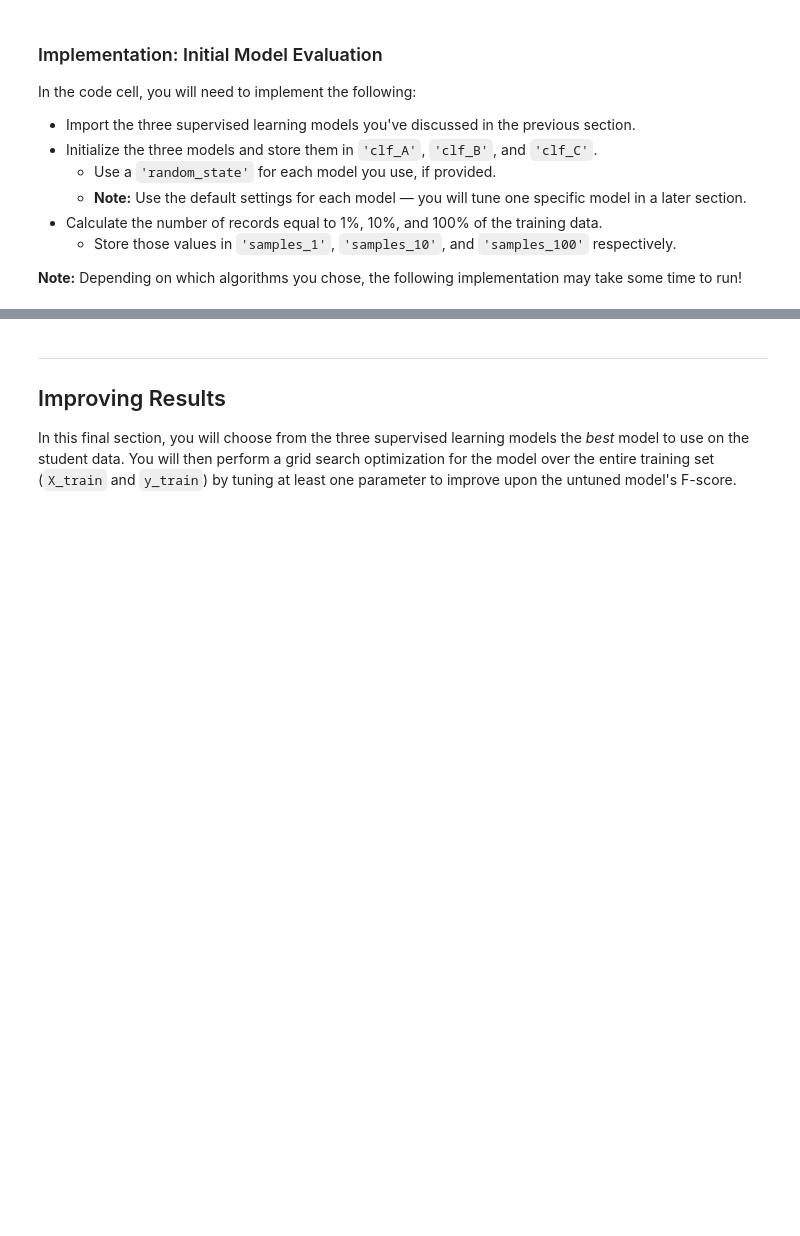
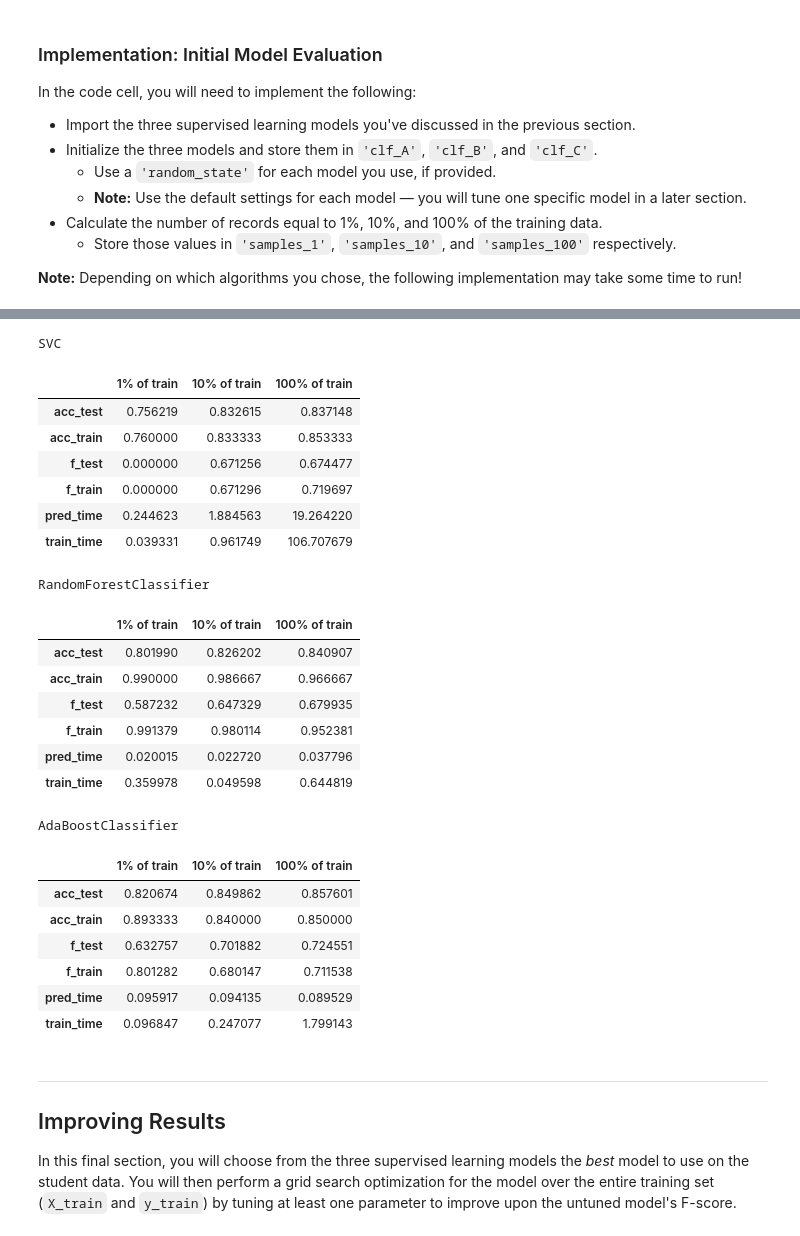
Before and after one commit to France1/MLND, a Jupyter notebook: finding_donors/finding_donors.ipynb, the cells around one changed output, grey strips where cells are left out. Cells and saved outputs as stored; diff of their text form; code cells hidden in the pictures; blank space fills up the shorter version.

```diff
--- a/finding_donors/finding_donors.ipynb
+++ b/finding_donors/finding_donors.ipynb
@@ -446,3 +442,33 @@ AdaBoostClassifier trained on 36177 samples.
+# %%
+# Hint from previous review
+for i in results.items():
+    print(i[0])
+    display(pd.DataFrame(i[1]).rename(columns={0:'1% of train', 1:'10% of train', 2:'100% of train'}))
+# %% [output]
+SVC
+|  | 1% of train | 10% of train | 100% of train |
+| acc_test | 0.756219 | 0.832615 | 0.837148 |
+| acc_train | 0.760000 | 0.833333 | 0.853333 |
+| f_test | 0.000000 | 0.671256 | 0.674477 |
+| f_train | 0.000000 | 0.671296 | 0.719697 |
+| pred_time | 0.244623 | 1.884563 | 19.264220 |
+| train_time | 0.039331 | 0.961749 | 106.707679 |
+RandomForestClassifier
+|  | 1% of train | 10% of train | 100% of train |
+| acc_test | 0.801990 | 0.826202 | 0.840907 |
+| acc_train | 0.990000 | 0.986667 | 0.966667 |
+| f_test | 0.587232 | 0.647329 | 0.679935 |
+| f_train | 0.991379 | 0.980114 | 0.952381 |
+| pred_time | 0.020015 | 0.022720 | 0.037796 |
+| train_time | 0.359978 | 0.049598 | 0.644819 |
+AdaBoostClassifier
+|  | 1% of train | 10% of train | 100% of train |
+| acc_test | 0.820674 | 0.849862 | 0.857601 |
+| acc_train | 0.893333 | 0.840000 | 0.850000 |
+| f_test | 0.632757 | 0.701882 | 0.724551 |
+| f_train | 0.801282 | 0.680147 | 0.711538 |
+| pred_time | 0.095917 | 0.094135 | 0.089529 |
+| train_time | 0.096847 | 0.247077 | 1.799143 |
 # %% [markdown]
 ----
 ## Improving Results
```
Also changed, not shown: parts of 13 cells of this notebook, 1 other file.
